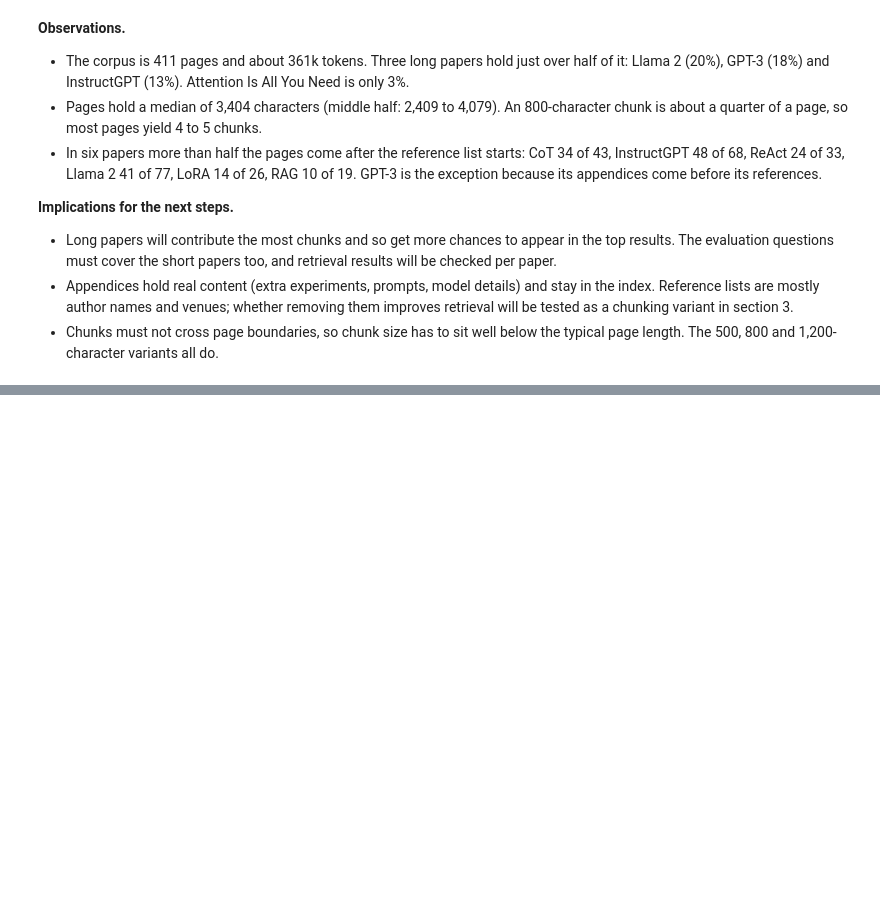
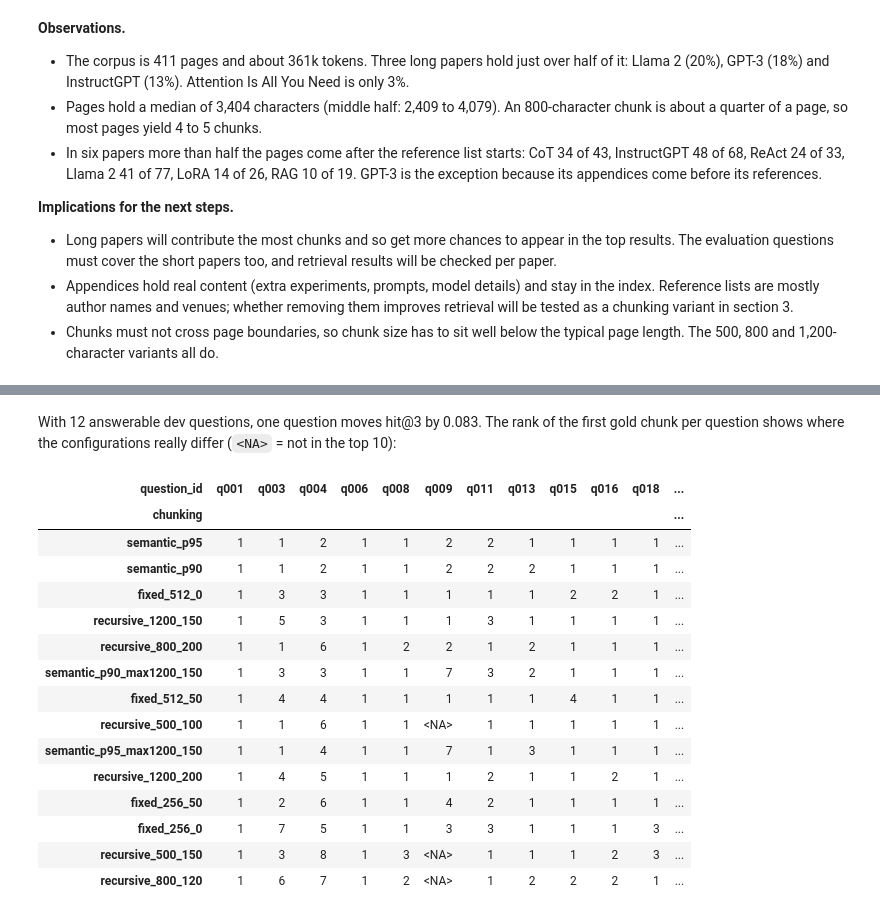
Before and after one commit to AHILL-0121/Research-Paper-Answer-Bot, a Jupyter notebook: backend/notebooks/capstone.ipynb, the cells around one changed output, grey strips where cells are left out. Cells and saved outputs as stored; diff of their text form; code cells hidden in the pictures; blank space fills up the shorter version.

```diff
--- a/backend/notebooks/capstone.ipynb
+++ b/backend/notebooks/capstone.ipynb
@@ -414,0 +527,22 @@ split
+# %% [markdown]
+With 12 answerable dev questions, one question moves hit@3 by 0.083. The rank of the first gold chunk per question shows where the configurations really differ (`<NA>` = not in the top 10):
+# %%
+ranks = chunk_results.assign(rank=(1 / chunk_results["reciprocal_rank"]).where(chunk_results["reciprocal_rank"] > 0))
+ranks.pivot(index="question_id", columns="chunking", values="rank")[main_grid.index[::-1]].T.astype("Int64")
+# %% [output]
+| question_id | q001 | q003 | q004 | q006 | q008 | q009 | q011 | q013 | q015 | q016 | q018 | ... |
+| chunking |  |  |  |  |  |  |  |  |  |  |  | ... |
+| semantic_p95 | 1 | 1 | 2 | 1 | 1 | 2 | 2 | 1 | 1 | 1 | 1 | ... |
+| semantic_p90 | 1 | 1 | 2 | 1 | 1 | 2 | 2 | 2 | 1 | 1 | 1 | ... |
+| fixed_512_0 | 1 | 3 | 3 | 1 | 1 | 1 | 1 | 1 | 2 | 2 | 1 | ... |
+| recursive_1200_150 | 1 | 5 | 3 | 1 | 1 | 1 | 3 | 1 | 1 | 1 | 1 | ... |
+| recursive_800_200 | 1 | 1 | 6 | 1 | 2 | 2 | 1 | 2 | 1 | 1 | 1 | ... |
+| semantic_p90_max1200_150 | 1 | 3 | 3 | 1 | 1 | 7 | 3 | 2 | 1 | 1 | 1 | ... |
+| fixed_512_50 | 1 | 4 | 4 | 1 | 1 | 1 | 1 | 1 | 4 | 1 | 1 | ... |
+| recursive_500_100 | 1 | 1 | 6 | 1 | 1 | <NA> | 1 | 1 | 1 | 1 | 1 | ... |
+| semantic_p95_max1200_150 | 1 | 1 | 4 | 1 | 1 | 7 | 1 | 3 | 1 | 1 | 1 | ... |
+| recursive_1200_200 | 1 | 4 | 5 | 1 | 1 | 1 | 2 | 1 | 1 | 2 | 1 | ... |
+| fixed_256_50 | 1 | 2 | 6 | 1 | 1 | 4 | 2 | 1 | 1 | 1 | 1 | ... |
+| fixed_256_0 | 1 | 7 | 5 | 1 | 1 | 3 | 3 | 1 | 1 | 1 | 3 | ... |
+| recursive_500_150 | 1 | 3 | 8 | 1 | 3 | <NA> | 1 | 1 | 1 | 2 | 3 | ... |
+| recursive_800_120 | 1 | 6 | 7 | 1 | 2 | <NA> | 1 | 2 | 2 | 2 | 1 | ... |
```
Also changed, not shown: parts of 23 cells of this notebook, 1 other file.
